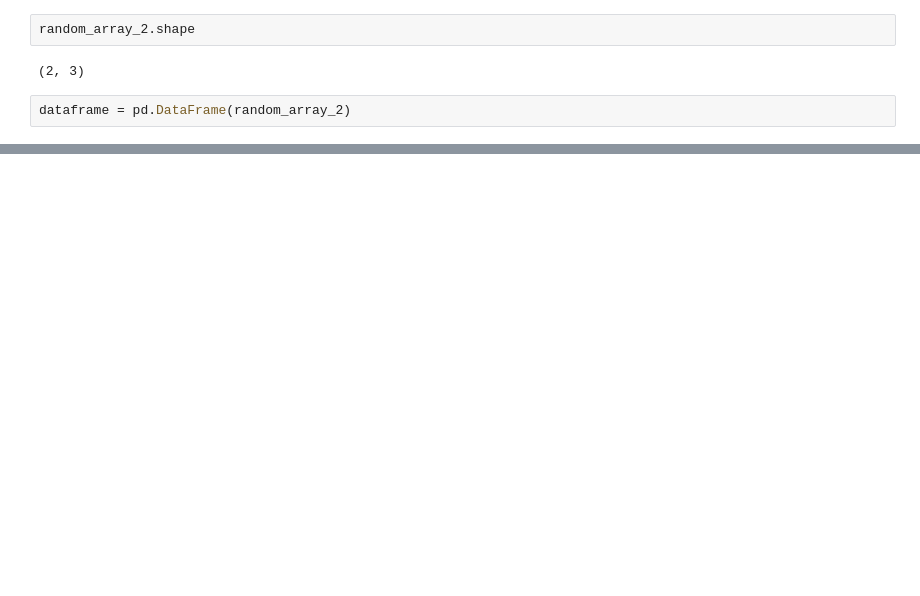
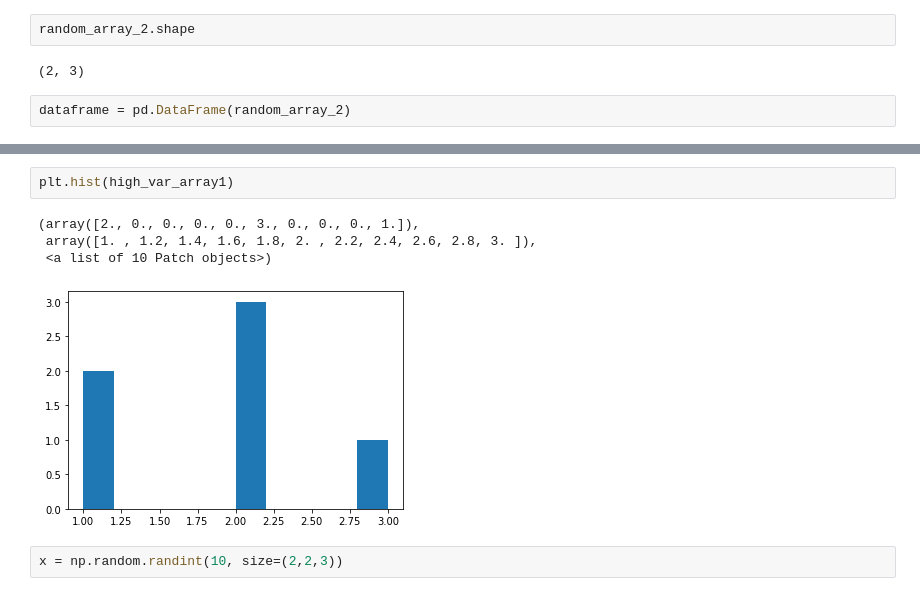
Before and after one commit to a2r7i4f3/MachineLearningTraining, a Jupyter notebook: introduction-to-numpy.ipynb, the cells around one changed output, grey strips where cells are left out. Saved outputs shown, nothing was run; the diff lists cells and outputs as text; blank space fills up the shorter version.

```diff
--- a/introduction-to-numpy.ipynb
+++ b/introduction-to-numpy.ipynb
@@ -230,0 +562,9 @@ dataframe
+# %%
+plt.hist(high_var_array1)
+# %% [output]
+(array([2., 0., 0., 0., 0., 3., 0., 0., 0., 1.]),
+ array([1. , 1.2, 1.4, 1.6, 1.8, 2. , 2.2, 2.4, 2.6, 2.8, 3. ]),
+ <a list of 10 Patch objects>)
+[figure, added]
+# %%
+x = np.random.randint(10, size=(2,2,3))
```
Also changed, not shown: parts of 54 cells of this notebook.
